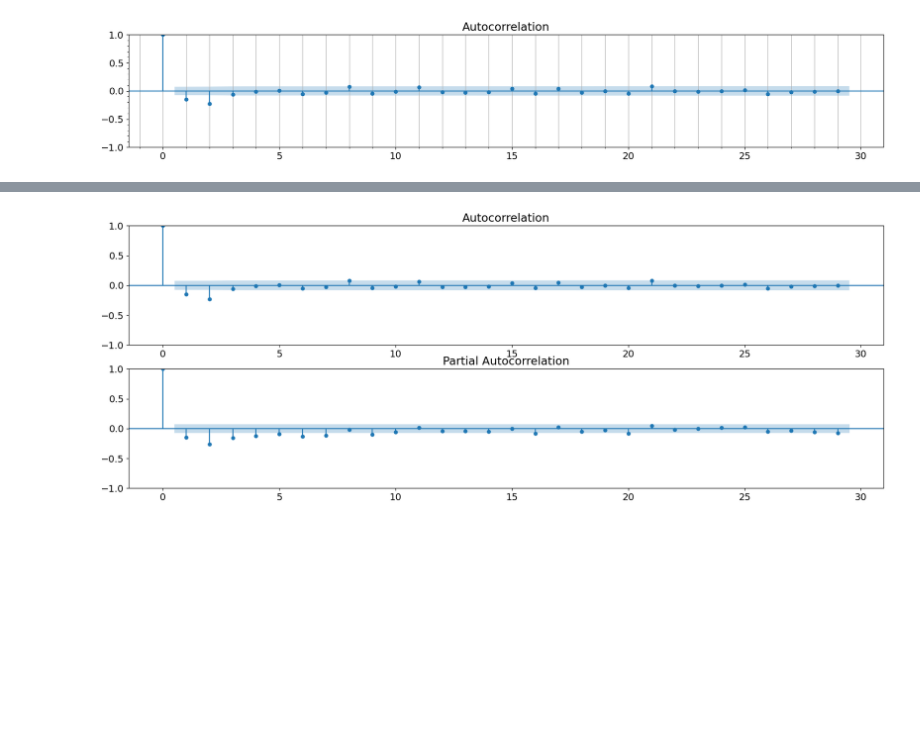
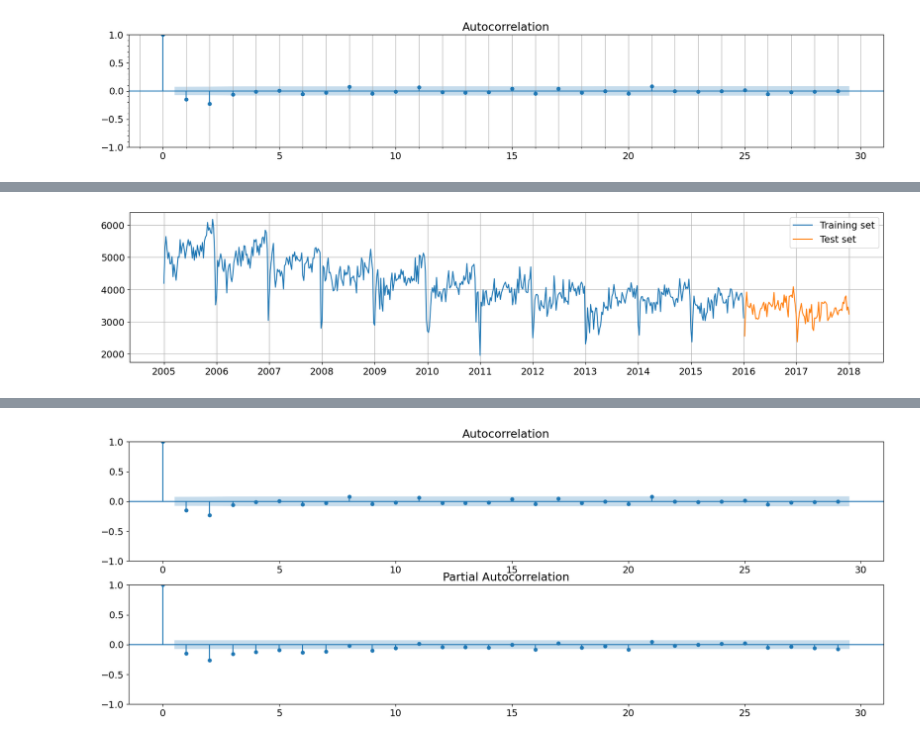
Before and after one commit to fedeStaffo/UK-Traffic-Accidents-Classification-Clustering-TimeSeries, a Jupyter notebook: time_series_analysis/time_series_analysis.ipynb, the cells around one changed output, grey strips where cells are left out. Saved outputs shown, nothing was run; the diff lists cells and outputs as text; code cells hidden in the pictures; blank space fills up the shorter version.

```diff
--- a/time_series_analysis/time_series_analysis.ipynb
+++ b/time_series_analysis/time_series_analysis.ipynb
@@ -441,0 +439,13 @@ fig = sm.graphics.tsa.plot_acf(weekly_df_d1,  ax=ax)
+# %%
+fig,ax=plt.subplots()
+fig.set_size_inches(20,4)
+
+ax.plot(weekly_df['number_of_casualties'][:-52*2],label='Training set')
+ax.plot(weekly_df['number_of_casualties'][-52*2:], label='Test set')
+ax.set_xticks(range(1,52*14,52))
+ax.set_xticklabels(range(2005,2005+14))
+plt.grid()
+plt.legend()
+plt.show()
+# %% [output]
+[figure, added]
```
Also changed, not shown: parts of 15 cells of this notebook.
